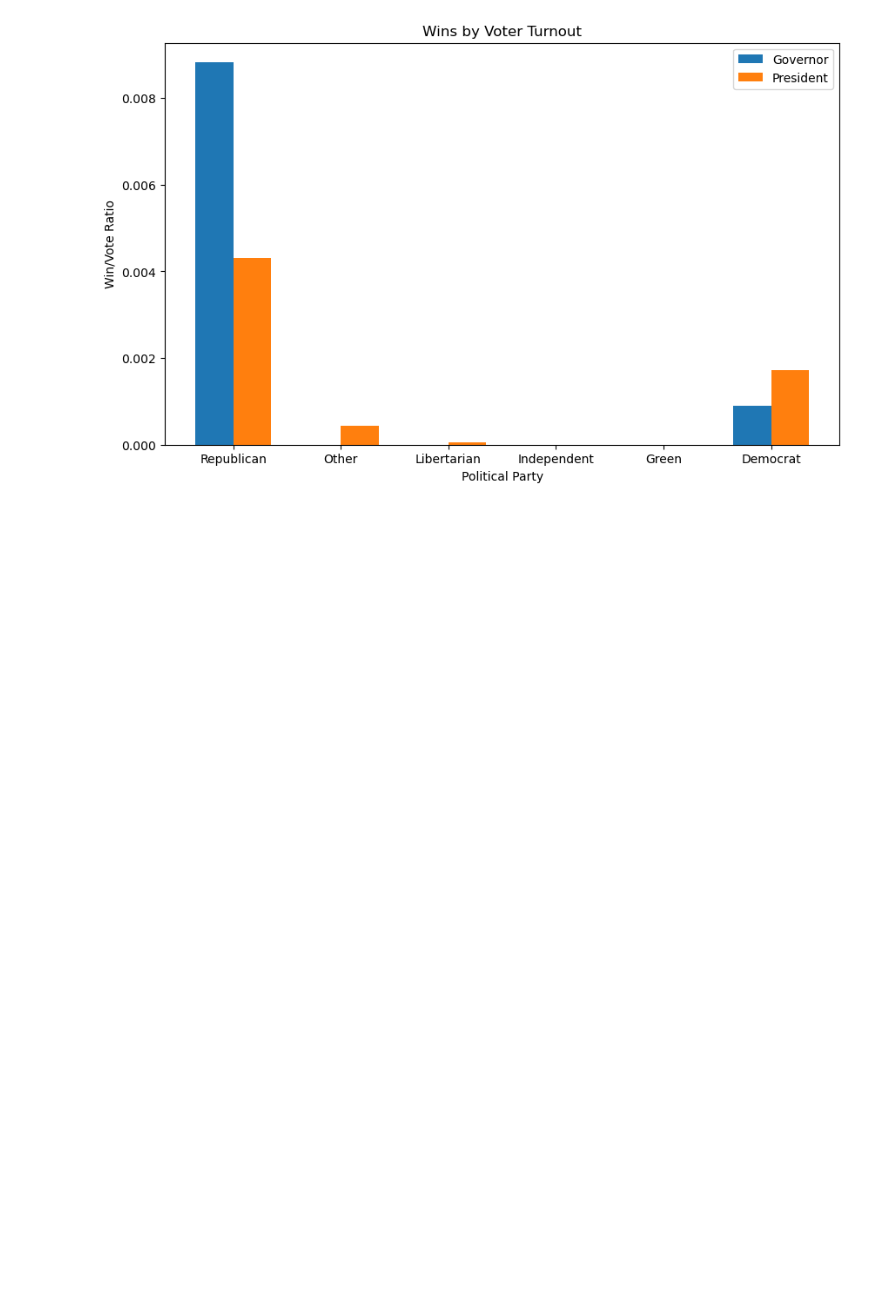
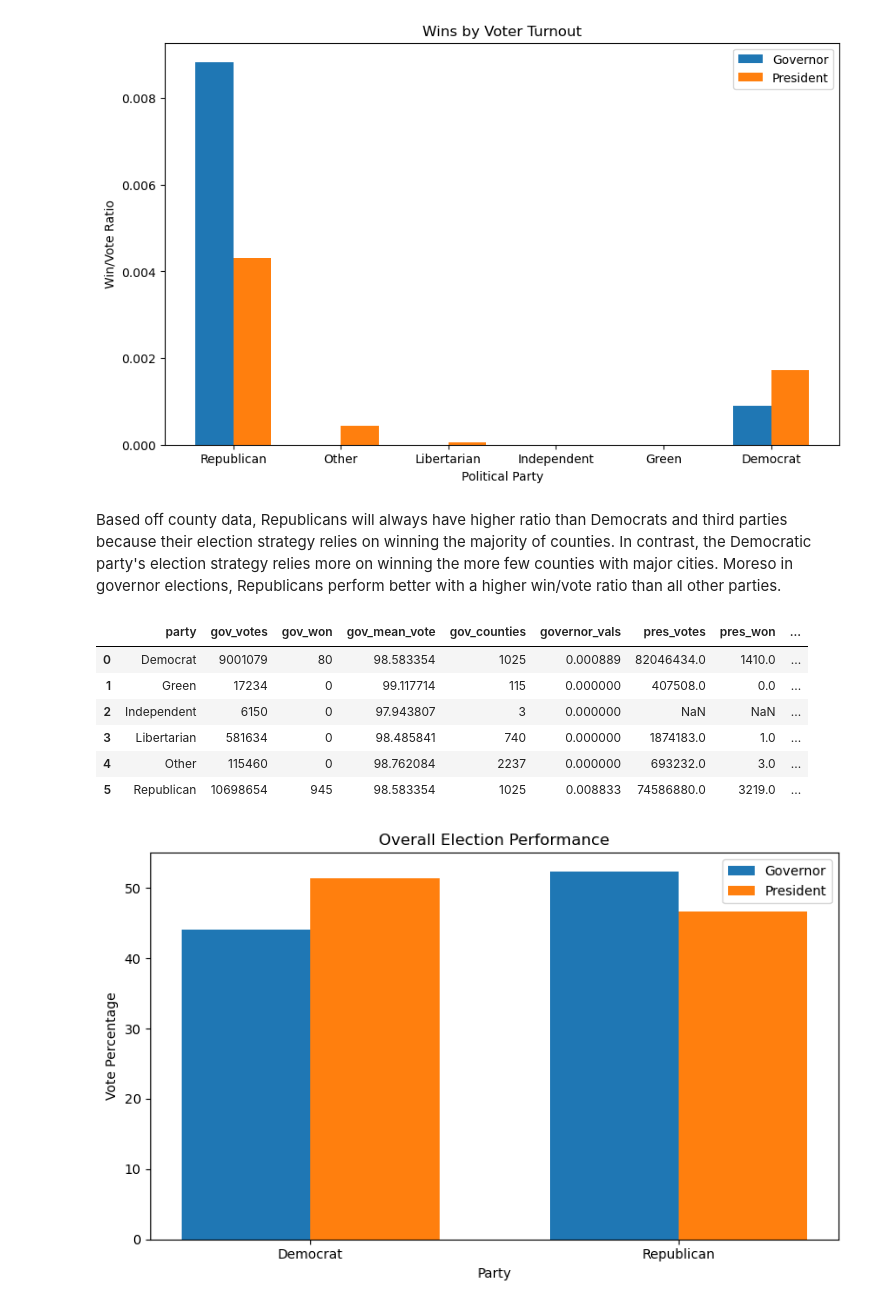
Before and after one commit to afeisladsflahsjd/FinalProjectQTM151, a Jupyter notebook: work.ipynb, the cells around one changed output. Saved outputs shown, nothing was run; the diff lists cells and outputs as text; code cells hidden in the pictures; blank space fills up the shorter version.

```diff
--- a/work.ipynb
+++ b/work.ipynb
@@ -108,3 +108,44 @@ plt.show()
 | 4 | Other | 115460 | 0 | 98.762084 | 2237 | 0.000000 | 693232.0 | 3.0 | ... |
 | 5 | Republican | 10698654 | 945 | 98.583354 | 1025 | 0.008833 | 74586880.0 | 3219.0 | ... |
 [figure]
+# %% [markdown]
+Based off county data, Republicans will always have higher ratio than Democrats and third parties because their election strategy relies on winning the majority of counties. In contrast, the Democratic party's election strategy relies more on winning the more few counties with major cities. Moreso in governor elections, Republicans perform better with a higher win/vote ratio than all other parties.
+# %%
+#republican v democrat votes
+total_gov_votes = party_compare["gov_votes"].sum()
+party_compare["gov_percentage"] = party_compare["gov_votes"] / total_gov_votes * 100
+republican_percentage = party_compare.loc[party_compare["party"]=="Republican", "gov_votes"].iloc[0] / total_gov_votes * 100
+democrat_percentage = party_compare.loc[party_compare["party"]=="Democrat", "gov_votes"].iloc[0] / total_gov_votes * 100
+
+party_compare["republican_percentage"] = 0
+party_compare["democrat_percentage"] = 0
+party_compare["gov_percentage"] = party_compare["gov_votes"] / party_compare["gov_votes"].sum() * 100
+party_compare["pres_percentage"] = party_compare["pres_votes"] / party_compare["pres_votes"].sum() * 100
+rep_dem_gov = party_compare[party_compare["party"].isin(["Republican", "Democrat"])]
+rep_dem_pres = party_compare[party_compare["party"].isin(["Republican", "Democrat"])]
+display(party_compare)
+
+x = np.arange(len(rep_dem_gov["party"]))
+width = 0.35
+
+fig, ax = plt.subplots(figsize=(8,5))
+
+ax.bar(x - width/2, rep_dem_gov["gov_percentage"], width, label="orange")
+ax.bar(x + width/2, rep_dem_pres["pres_percentage"], width, label="blue")
+ax.set_xticks(x)
+ax.set_xticklabels(rep_dem_gov["party"])
+ax.set_xlabel("Party")
+ax.set_ylabel("Vote Percentage")
+ax.legend(legend_labels)
+ax.set_title("Overall Election Performance")
+plt.tight_layout()
+plt.show()
+# %% [output]
+|  | party | gov_votes | gov_won | gov_mean_vote | gov_counties | governor_vals | pres_votes | pres_won | ... |
+| 0 | Democrat | 9001079 | 80 | 98.583354 | 1025 | 0.000889 | 82046434.0 | 1410.0 | ... |
+| 1 | Green | 17234 | 0 | 99.117714 | 115 | 0.000000 | 407508.0 | 0.0 | ... |
+| 2 | Independent | 6150 | 0 | 97.943807 | 3 | 0.000000 | NaN | NaN | ... |
+| 3 | Libertarian | 581634 | 0 | 98.485841 | 740 | 0.000000 | 1874183.0 | 1.0 | ... |
+| 4 | Other | 115460 | 0 | 98.762084 | 2237 | 0.000000 | 693232.0 | 3.0 | ... |
+| 5 | Republican | 10698654 | 945 | 98.583354 | 1025 | 0.008833 | 74586880.0 | 3219.0 | ... |
+[figure, added]
```
Also changed, not shown: parts of 1 cell of this notebook.
